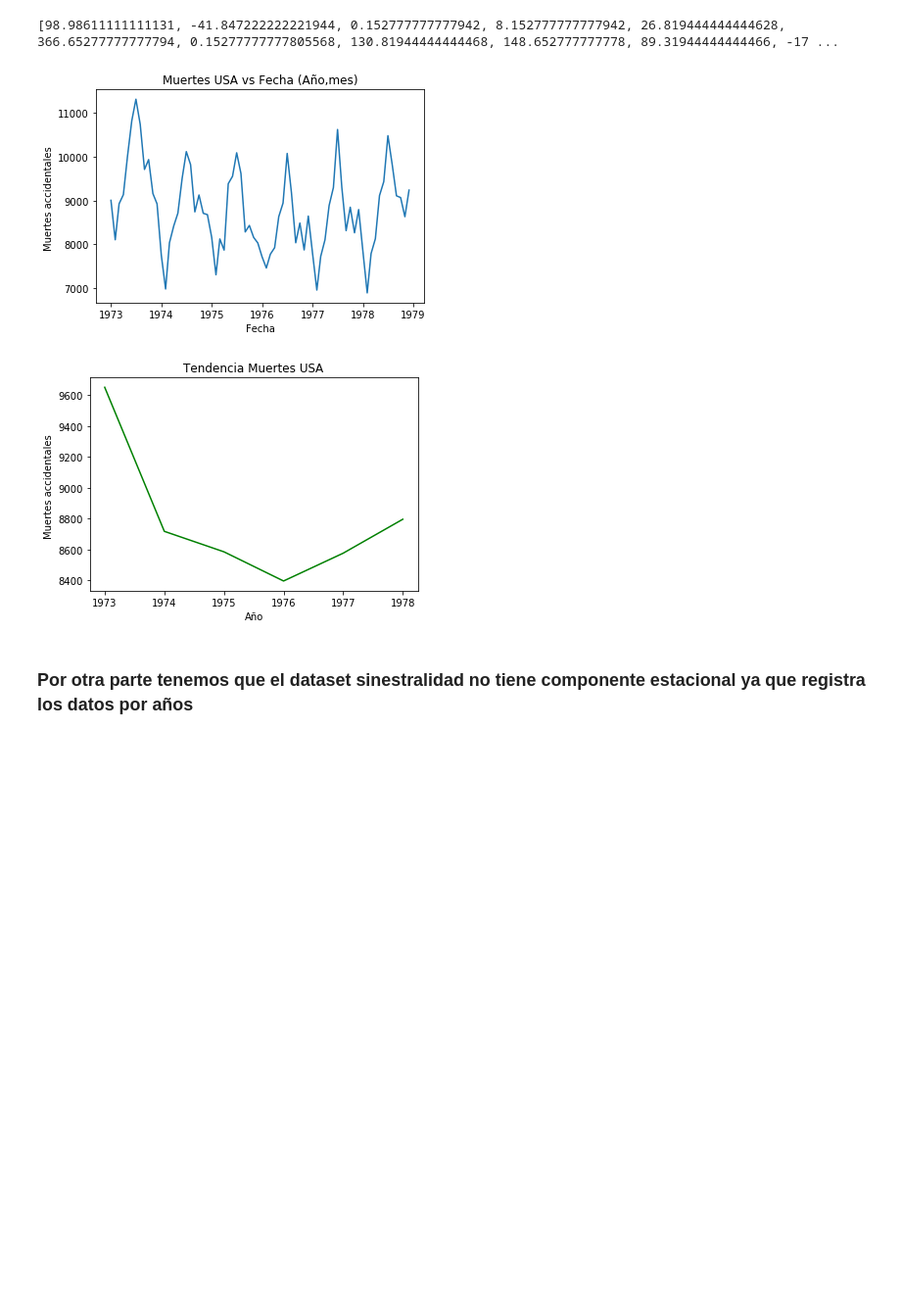
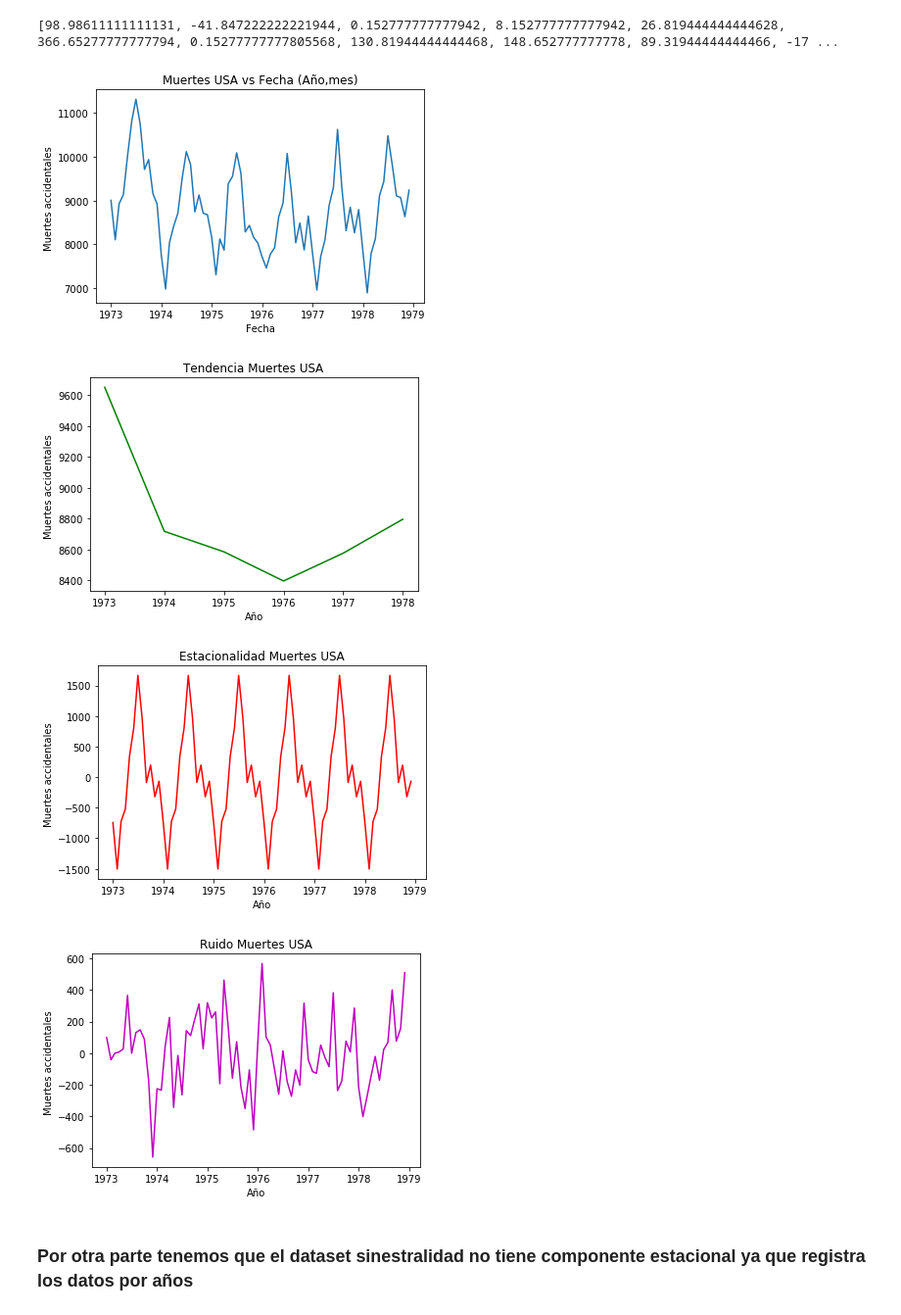
Before and after one commit to pazDaniela/MAT267, a Jupyter notebook: Tarea 1/problema2.ipynb, the cells around one changed output. Shown: that part at 98% size. Drawn from its saved outputs; the diff is of its cells as text; code cells hidden in the pictures; blank space fills up the shorter version.

```diff
--- a/Tarea 1/problema2.ipynb
+++ b/Tarea 1/problema2.ipynb
@@ -274,32 +280,43 @@ print(noise)
 plt.plot(accidental_deaths['date'],accidental_deaths['accidental_deaths'].tolist())
 plt.title('Muertes USA vs Fecha (Año,mes)')
 plt.xlabel('Fecha')
 plt.ylabel('Muertes accidentales ')
 plt.show()
 
 
 
 #Tendencia
 #############
 #años
 años=[]
 for i in accidental_deaths['date']:
     años.append(i.year)
 
 plt.plot(list(set(años)),tend,color='green')
 plt.title('Tendencia Muertes USA')
 plt.xlabel('Año')
 plt.ylabel('Muertes accidentales ')
 plt.show()
 
 #Estacionalidad
 #############
 
-plt.plot(accidental_deaths['date'],tend,color='green')
-plt.title('Tendencia Muertes USA')
+plt.plot(accidental_deaths['date'],estacional*6,color='red')
+plt.title('Estacionalidad Muertes USA')
 plt.xlabel('Año')
 plt.ylabel('Muertes accidentales ')
 plt.show()
+
+#Ruido
+##################
+
+plt.plot(accidental_deaths['date'],noise,color='m')
+plt.title('Ruido Muertes USA')
+plt.xlabel('Año')
+plt.ylabel('Muertes accidentales ')
+plt.show()
 # %% [output]
 [figure]
 [figure]
+[figure, added]
+[figure, added]
```
Also changed, not shown: parts of 3 cells of this notebook, 1 other file.
